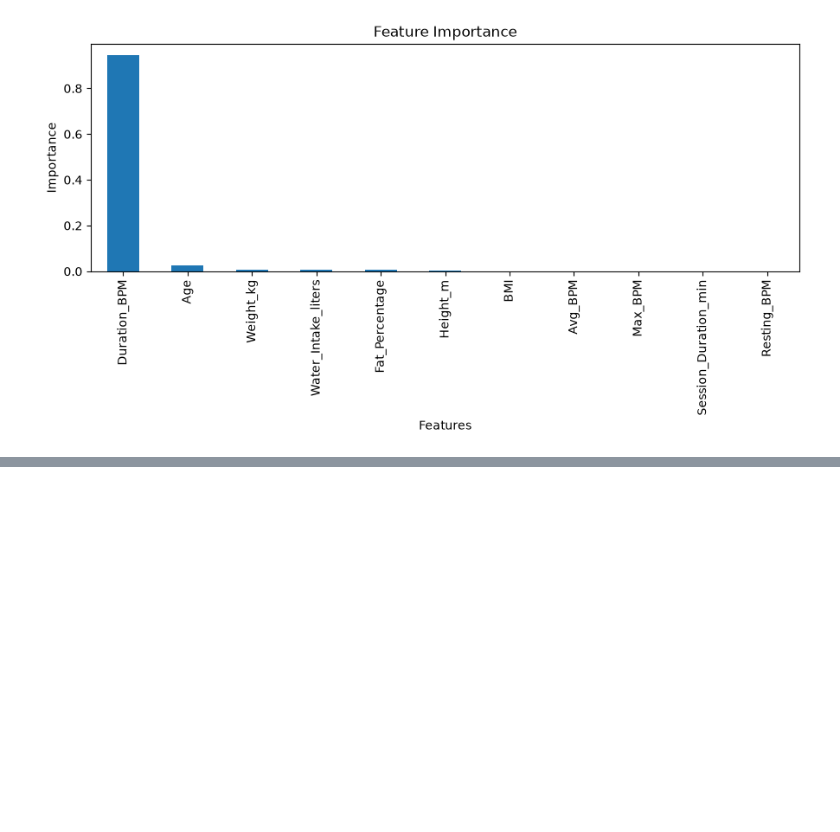
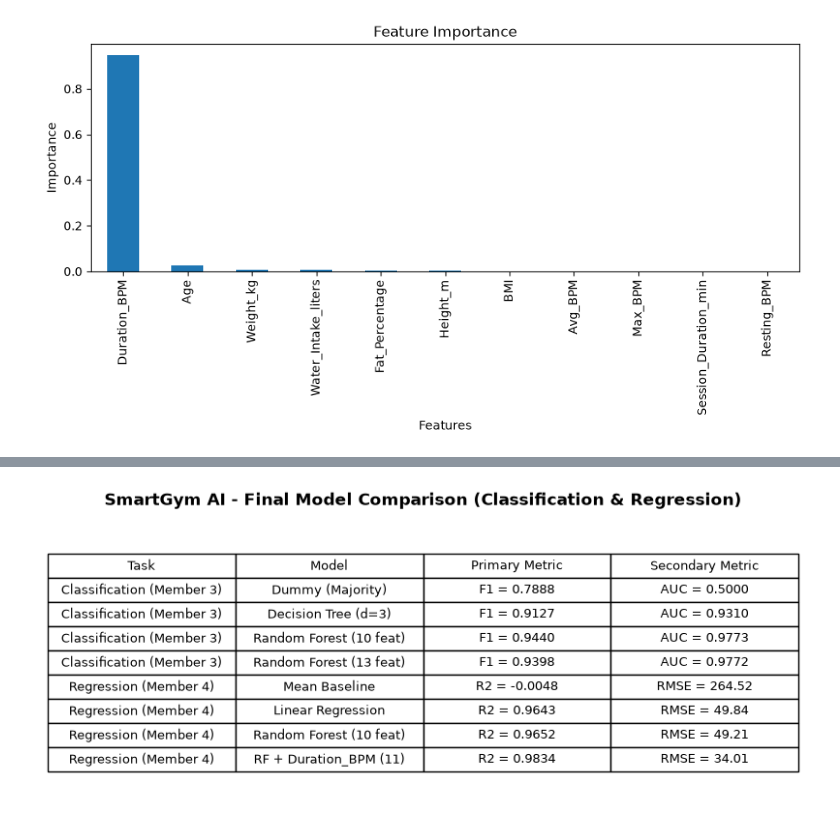
Before and after one commit to Youssef-Mohamed0/Workout_Coach_AI, a Jupyter notebook: notebooks/04_regression_eval.ipynb, the cells around one changed output, grey strips where cells are left out. Cells and saved outputs as stored; diff of their text form; code cells hidden in the pictures; blank space fills up the shorter version.

```diff
--- a/notebooks/04_regression_eval.ipynb
+++ b/notebooks/04_regression_eval.ipynb
@@ -380,0 +403,82 @@ Results Summary:
+# %%
+final_summary = pd.DataFrame([
+    {
+        "Task": "Classification (Member 3)",
+        "Model": "Dummy (Majority)",
+        "Primary Metric": "F1 = 0.7888",
+        "Secondary Metric": "AUC = 0.5000"
+    },
+    {
+        "Task": "Classification (Member 3)",
+        "Model": "Decision Tree (d=3)",
+        "Primary Metric": "F1 = 0.9127",
+        "Secondary Metric": "AUC = 0.9310"
+    },
+    {
+        "Task": "Classification (Member 3)",
+        "Model": "Random Forest (10 feat)",
+        "Primary Metric": "F1 = 0.9440",
+        "Secondary Metric": "AUC = 0.9773"
+    },
+    {
+        "Task": "Classification (Member 3)",
+        "Model": "Random Forest (13 feat)",
+        "Primary Metric": "F1 = 0.9398",
+        "Secondary Metric": "AUC = 0.9772"
+    },
+    {
+        "Task": "Regression (Member 4)",
+        "Model": "Mean Baseline",
+        "Primary Metric": f"R2 = {results_df.loc['Mean Baseline', 'R2']:.4f}",
+        "Secondary Metric": f"RMSE = {results_df.loc['Mean Baseline', 'RMSE']:.2f}"
+    },
+    {
+        "Task": "Regression (Member 4)",
+        "Model": "Linear Regression",
+        "Primary Metric": f"R2 = {results_df.loc['Linear Regression', 'R2']:.4f}",
+        "Secondary Metric": f"RMSE = {results_df.loc['Linear Regression', 'RMSE']:.2f}"
+    },
+    {
+        "Task": "Regression (Member 4)",
+        "Model": "Random Forest (10 feat)",
+        "Primary Metric": f"R2 = {results_df.loc['Random Forest', 'R2']:.4f}",
+        "Secondary Metric": f"RMSE = {results_df.loc['Random Forest', 'RMSE']:.2f}"
+    },
+    {
+        "Task": "Regression (Member 4)",
+        "Model": "RF + Duration_BPM (11)",
+        "Primary Metric": f"R2 = {rf_new_results['R2']:.4f}",
+        "Secondary Metric": f"RMSE = {rf_new_results['RMSE']:.2f}"
+    }
+])
+
+display(final_summary)
+
+fig, ax = plt.subplots(figsize=(10, 3.8))
+ax.axis("off")
+
+tbl = ax.table(
+    cellText=final_summary.values,
+    colLabels=final_summary.columns,
+    loc="center",
+    cellLoc="center"
+)
+
+tbl.auto_set_font_size(False)
+tbl.set_fontsize(9)
+tbl.scale(1.0, 1.5)
+
+plt.title(
+    "SmartGym AI - Final Model Comparison (Classification & Regression)",
+    pad=12,
+    fontweight="bold"
+)
+
+plt.savefig(
+    "plots/final_model_comparison.png",
+    dpi=300,
+    bbox_inches="tight"
+)
+
+plt.show()
+# %% [output]
@@ -380,0 +494 @@ Results Summary:
+[figure, added]
```
Also changed, not shown: parts of 15 cells of this notebook, 1 other file.
